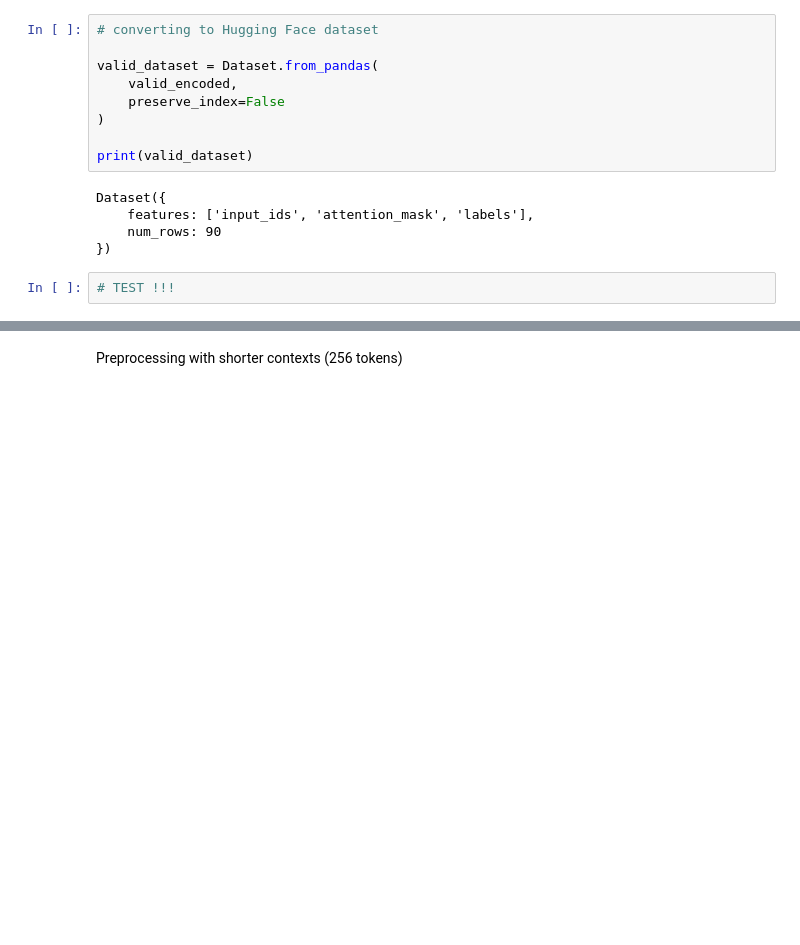
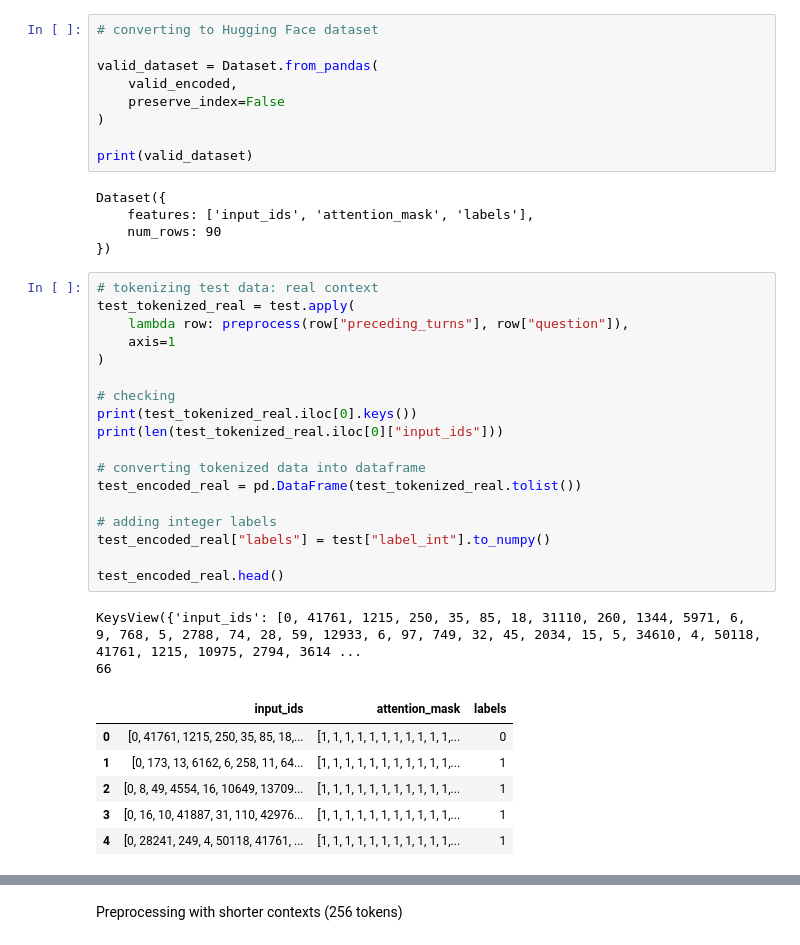
Before and after one commit to elisabeihofer-boop/ml2-final-project, a Jupyter notebook: notebooks/roberta.ipynb, the cells around one changed output, grey strips where cells are left out. Drawn from its saved outputs; the diff is of its cells as text; blank space fills up the shorter version.

```diff
--- a/notebooks/roberta.ipynb
+++ b/notebooks/roberta.ipynb
@@ -146,4 +146,29 @@ Dataset({
     num_rows: 90
 })
 # %%
-# TEST !!!
+# tokenizing test data: real context
+test_tokenized_real = test.apply(
+    lambda row: preprocess(row["preceding_turns"], row["question"]),
+    axis=1
+)
+
+# checking
+print(test_tokenized_real.iloc[0].keys())
+print(len(test_tokenized_real.iloc[0]["input_ids"]))
+
+# converting tokenized data into dataframe
+test_encoded_real = pd.DataFrame(test_tokenized_real.tolist())
+
+# adding integer labels
+test_encoded_real["labels"] = test["label_int"].to_numpy()
+
+test_encoded_real.head()
+# %% [output]
+KeysView({'input_ids': [0, 41761, 1215, 250, 35, 85, 18, 31110, 260, 1344, 5971, 6, 9, 768, 5, 2788, 74, 28, 59, 12933, 6, 97, 749, 32, 45, 2034, 15, 5, 34610, 4, 50118, 41761, 1215, 10975, 2794, 3614 ...
+66
+|  | input_ids | attention_mask | labels |
+| 0 | [0, 41761, 1215, 250, 35, 85, 18,... | [1, 1, 1, 1, 1, 1, 1, 1, 1, 1, 1,... | 0 |
+| 1 | [0, 173, 13, 6162, 6, 258, 11, 64... | [1, 1, 1, 1, 1, 1, 1, 1, 1, 1, 1,... | 1 |
+| 2 | [0, 8, 49, 4554, 16, 10649, 13709... | [1, 1, 1, 1, 1, 1, 1, 1, 1, 1, 1,... | 1 |
+| 3 | [0, 16, 10, 41887, 31, 110, 42976... | [1, 1, 1, 1, 1, 1, 1, 1, 1, 1, 1,... | 1 |
+| 4 | [0, 28241, 249, 4, 50118, 41761, ... | [1, 1, 1, 1, 1, 1, 1, 1, 1, 1, 1,... | 1 |
```
Also changed, not shown: parts of 11 cells of this notebook.
